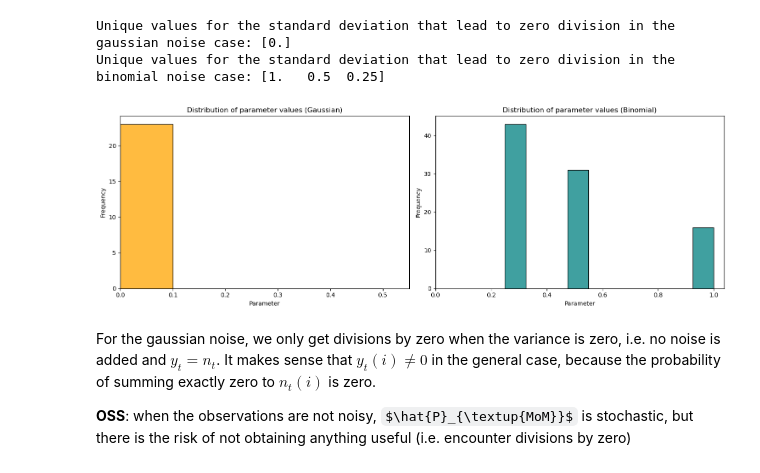
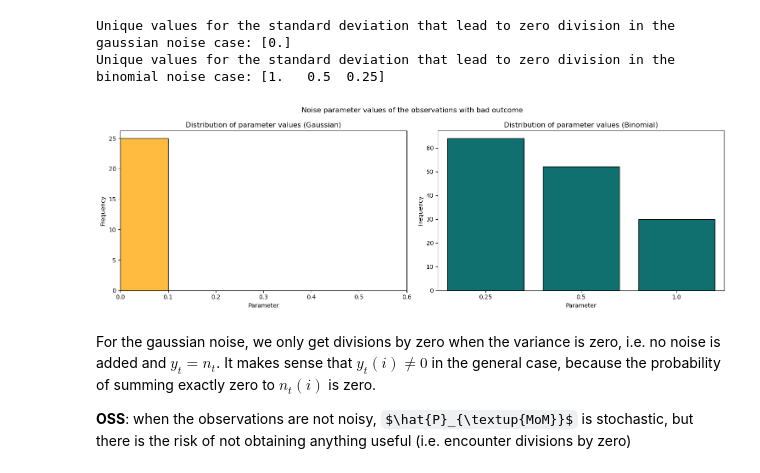
Before and after one commit to M4rinz/MNCM-project, a Jupyter notebook: Codice/MNCM_notebook_stationary.ipynb, the cells around one changed output. Saved outputs shown, nothing was run; the diff lists cells and outputs as text; code cells hidden in the pictures; some formulas as TeX source.

```diff
--- a/Codice/MNCM_notebook_stationary.ipynb
+++ b/Codice/MNCM_notebook_stationary.ipynb
@@ -140,8 +140,8 @@ alpha = [1, 0.5, 0.25]
 variance = [0, 1, 5]
 
 # ranges
-T_range = [10**k for k in range(1,3)]	#range(1,5)
-K_range = [1, 5, 20, 50]				#[1, 2, 5, 10, 20, 50]
+T_range = [10**k for k in range(1,5)]	#range(1,3)
+K_range = [1, 2, 5, 10, 20, 50]			#[1, 5, 20, 50]
 
 # other parameters
 n_reps = 10
@@ -286,8 +286,13 @@ for T, K, i, noise_type in tqdm(prod):
 			dict_entry[f'error_MoM_{rep}'] = err_mom
 			dict_entry[f'error_CLS_{rep}'] = err_cls
 
+			# Store the error, with its parameters, into the list
+			if noise_type=='gaussian':
+				gauss_errors.append(dict_entry)
+			else:
+				binomial_errors.append(dict_entry)
+
 			if w:
-				# The plan is to store data somewhere, somehow.
 				bad_config = {
 					'T':T,
 					'K':K,
@@ -433,23 +441,32 @@ Unique values for the standard deviation that lead to zero division in the gauss
 Unique values for the standard deviation that lead to zero division in the binomial noise case: [1.   0.5  0.25]
 # %%
 fig, ax = plt.subplots(1, 2, figsize=(15, 5))
+fig.suptitle("Noise parameter values of the observations with bad outcome")
 
+#sns.barplot(x=bad_gaussian_df['parameter'].value_counts().index,
+#			y=bad_gaussian_df['parameter'].value_counts().values,
+#			color='orange', edgecolor='black', ax=ax[0])
 sns.histplot(bad_gaussian_df['parameter'], color='orange', bins=10, ax=ax[0])
 ax[0].set_xlim(left=0)
 ax[0].set_title('Distribution of parameter values (Gaussian)')
 ax[0].set_xlabel('Parameter')
 ax[0].set_ylabel('Frequency')
+xticks = sorted(set(ax[0].get_xticks()).union(set(bad_gaussian_df['parameter'].unique())))
+ax[0].set_xticks(xticks)
 
-sns.histplot(bad_binomial_df['parameter'], color='teal', bins=10, ax=ax[1])
-ax[1].set_xlim(left=0)
+sns.barplot(x=bad_binomial_df['parameter'].value_counts().index,
+			y=bad_binomial_df['parameter'].value_counts().values,
+			color='teal', edgecolor='black', ax=ax[1])
 ax[1].set_title('Distribution of parameter values (Binomial)')
 ax[1].set_xlabel('Parameter')
 ax[1].set_ylabel('Frequency')
+#xticks = sorted(set(ax[1].get_xticks()).union(set(bad_binomial_df['parameter'].unique())))
+#ax[1].set_xticks(xticks)
 
 plt.tight_layout()
 plt.show()
 # %% [output]
-[figure, old version]
+[figure, new version]
 # %% [markdown]
 For the gaussian noise, we only get divisions by zero when the variance is zero, i.e. no noise is added and $y_t=n_t$. It makes sense that $y_t(i)\ne 0$ in the general case, because the probability of summing exactly zero to $n_t(i)$ is zero.
 
```
Also changed, not shown: parts of 16 cells of this notebook, 1 other file.
